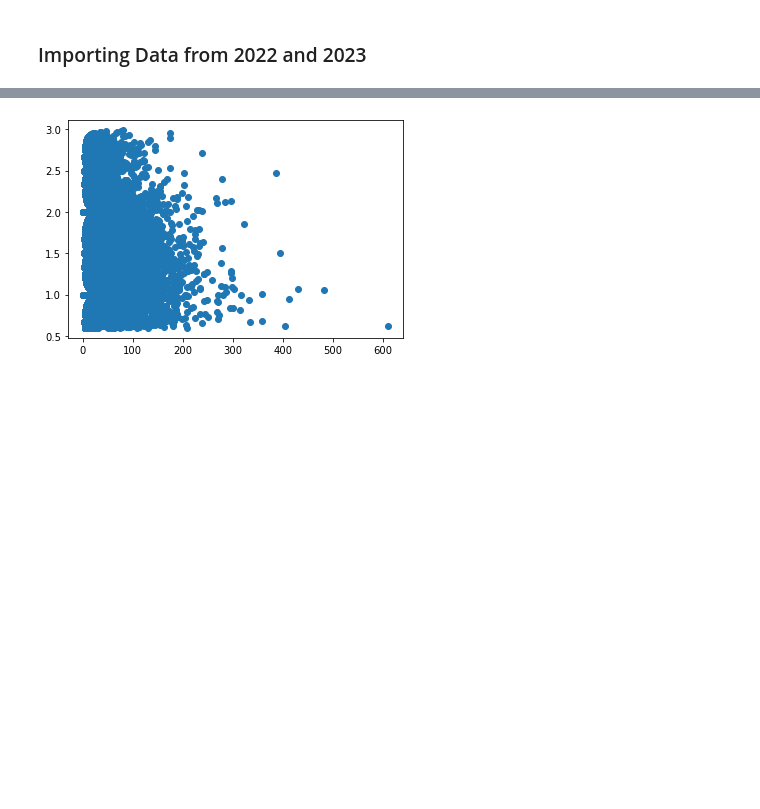
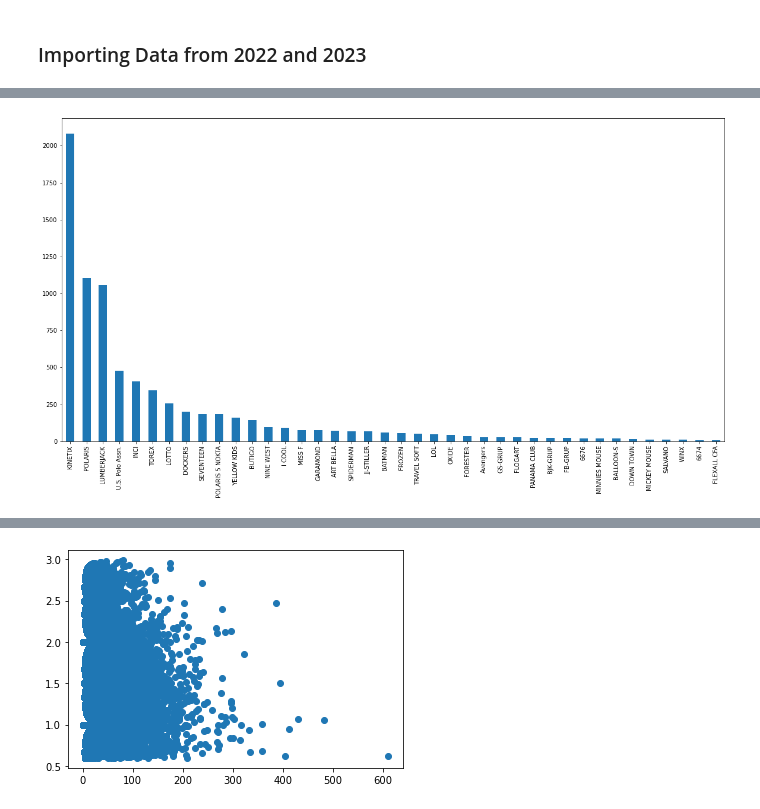
Before and after one commit to yasinsecal/PriceElasticity, a Jupyter notebook: Analysis.ipynb, the cells around one changed output, grey strips where cells are left out. Saved outputs shown, nothing was run; the diff lists cells and outputs as text; code cells hidden in the pictures; blank space fills up the shorter version.

```diff
--- a/Analysis.ipynb
+++ b/Analysis.ipynb
@@ -163,0 +88,5 @@ data3[["Sales","Stock"]].corr()
+# %%
+data.Brand.value_counts().plot(kind='bar',figsize=(20,10))
+plt.show()
+# %% [output]
+[figure, added]
```
Also changed, not shown: parts of 62 cells of this notebook.
